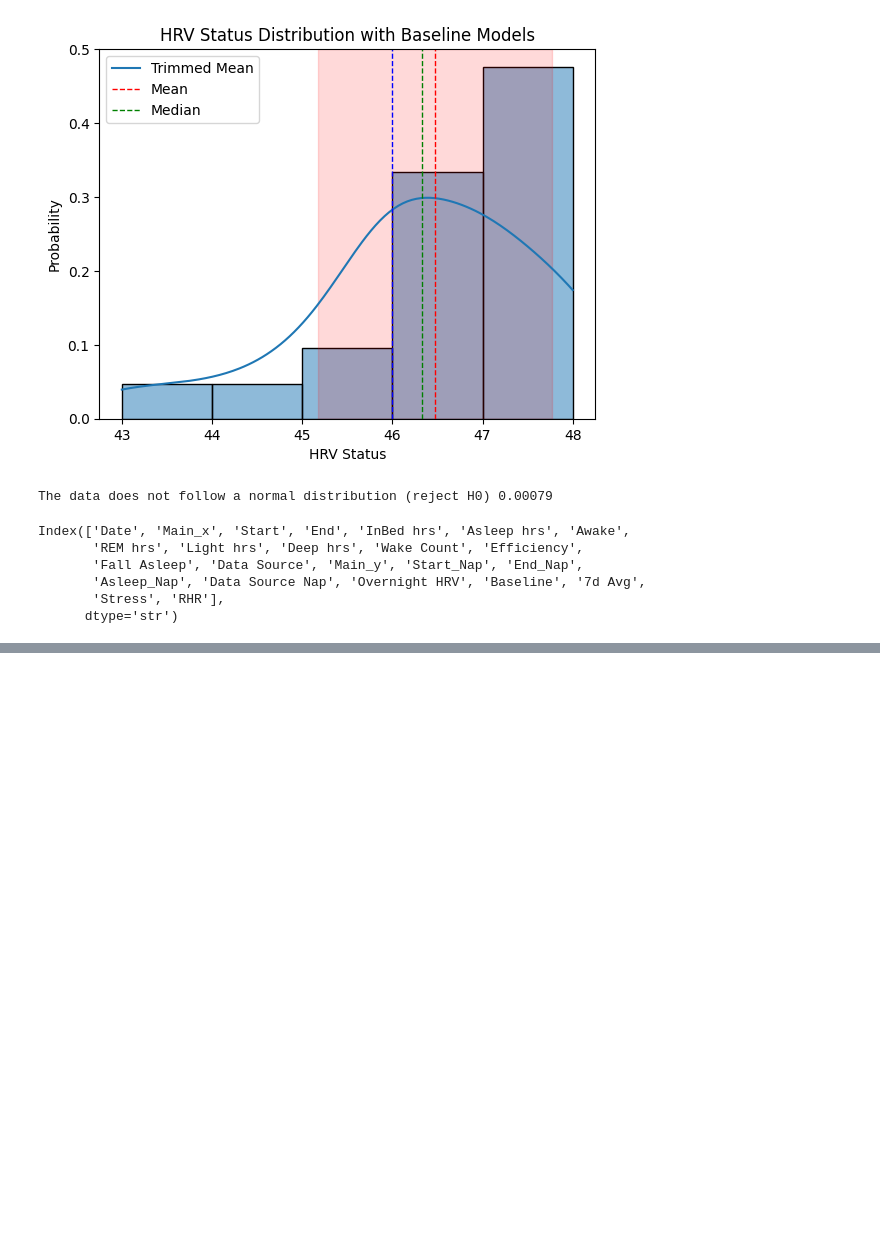
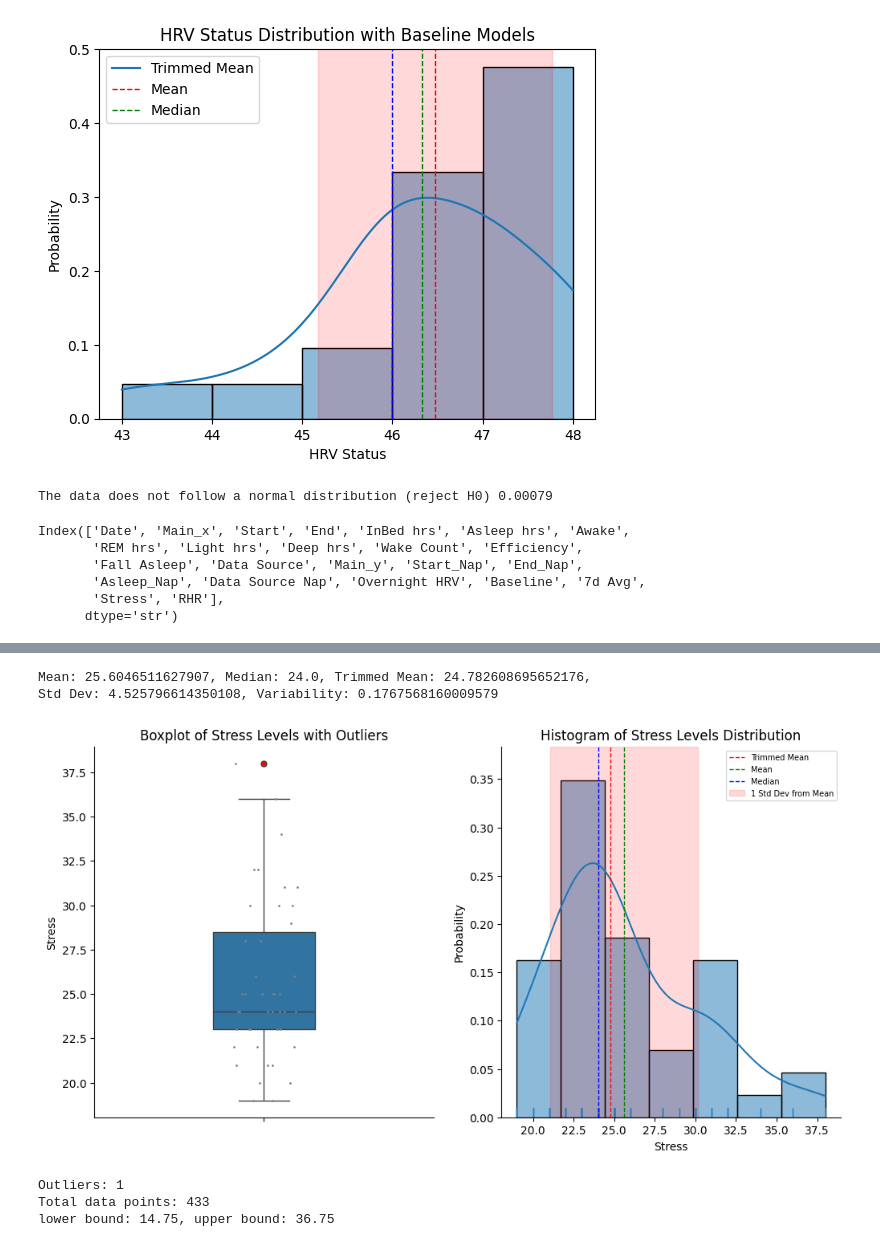
Before and after one commit to POLUX89/gym-ml-performance, a Jupyter notebook: notebooks/01_data_model_baseline.ipynb, the cells around one changed output, grey strips where cells are left out. Cells and saved outputs as stored; diff of their text form; code cells hidden in the pictures; blank space fills up the shorter version.

```diff
--- a/notebooks/01_data_model_baseline.ipynb
+++ b/notebooks/01_data_model_baseline.ipynb
@@ -375,0 +434,42 @@ sleep
+# %%
+mean_stress = test["Stress"].mean()
+median_stress = test["Stress"].median()
+trim_mean_stress = stats.trim_mean(test["Stress"].dropna(), proportiontocut=0.25)
+std_stress = test["Stress"].std(ddof=1)
+variablity = std_stress / mean_stress
+
+print(f"Mean: {mean_stress}, Median: {median_stress}, Trimmed Mean: {trim_mean_stress},\nStd Dev: {std_stress}, Variability: {variablity}")
+# %% [output]
+Mean: 25.6046511627907, Median: 24.0, Trimmed Mean: 24.782608695652176,
+Std Dev: 4.525796614350108, Variability: 0.1767568160009579
+# %%
+fig, ax = plt.subplots(1,2, figsize=(12,6))
+
+sns.boxplot(test["Stress"], fliersize=2, flierprops=dict(markerfacecolor="red", marker="o", markersize=5),
+             width=0.3, ax=ax[0])
+sns.stripplot(test["Stress"], color="grey", size=2, ax=ax[0])
+ax[0].set_title('Boxplot of Stress Levels with Outliers')
+sns.despine(ax=ax[0])
+sns.histplot(test["Stress"], kde=True, stat="probability", fill=True, ax=ax[1])
+sns.rugplot(test["Stress"], ax=ax[1])
+ax[1].set_title('Histogram of Stress Levels Distribution')
+ax[1].axvline(trim_mean_stress, color='r', linestyle='dashed', linewidth=1, label='Trimmed Mean')
+ax[1].axvline(mean_stress, color='g', linestyle='dashed', linewidth=1, label='Mean')
+ax[1].axvline(median_stress, color='b', linestyle='dashed', linewidth=1, label='Median')
+ax[1].axvspan(mean_stress - std_stress, mean_stress + std_stress, alpha=0.15, color='r', label='1 Std Dev from Mean')
+ax[1].legend(loc="upper right", fontsize=7)
+sns.despine(ax=ax[1])
+plt.show()
+
+q1_stress = test["Stress"].quantile(0.25)
+q3_stress = test["Stress"].quantile(0.75)
+IQR_stress = q3_stress - q1_stress
+outliers_stress = test[(test["Stress"] < q1_stress - 1.5 * IQR_stress) | (test["Stress"] > q3_stress + 1.5 * IQR_stress)]
+print(f"Outliers: {len(outliers_stress)}")
+print(f"Total data points: {test["Stress"].shape[0]}")
+print(f"lower bound: {q1_stress - 1.5 * IQR_stress}, upper bound: {q3_stress + 1.5 * IQR_stress}")
+# %% [output]
+[figure, added]
+Outliers: 1
+Total data points: 433
+lower bound: 14.75, upper bound: 36.75
```
Also changed, not shown: parts of 14 cells of this notebook, 1 other file.
